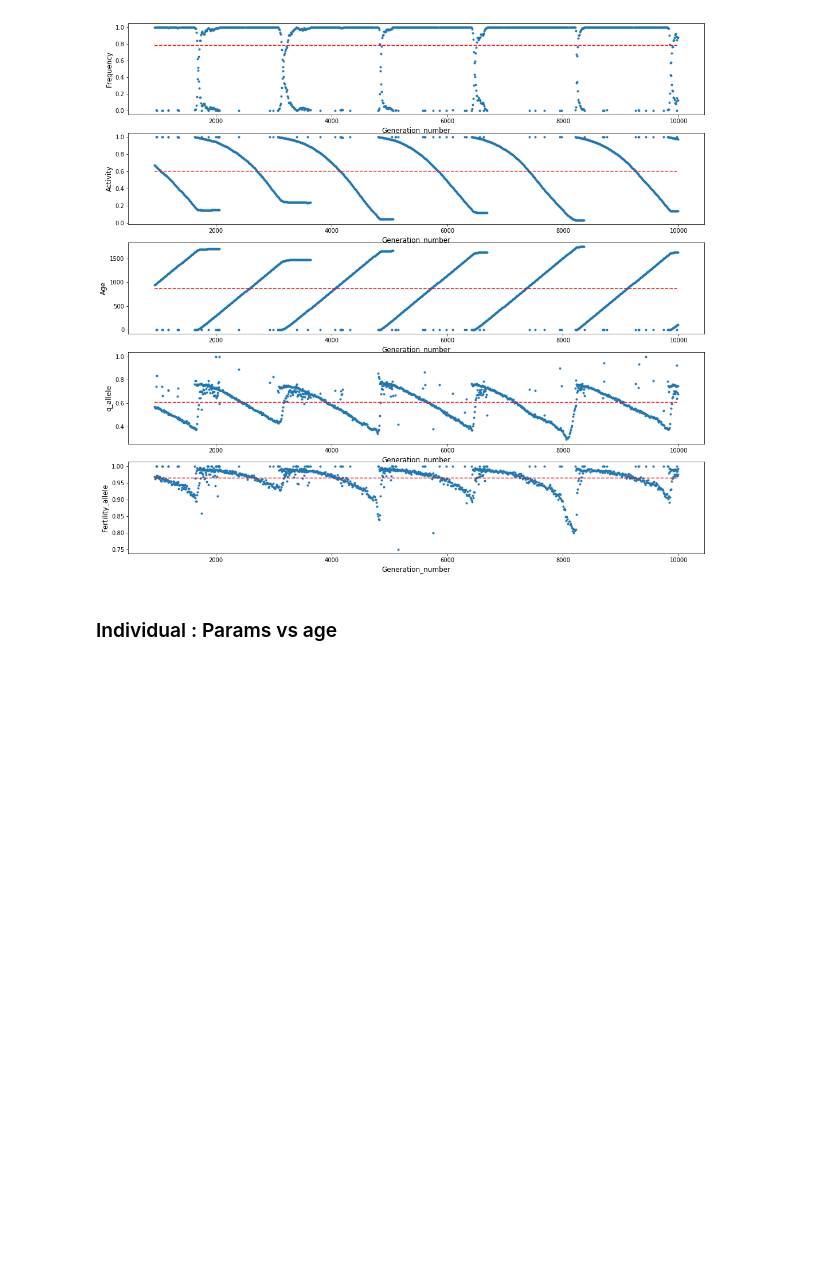
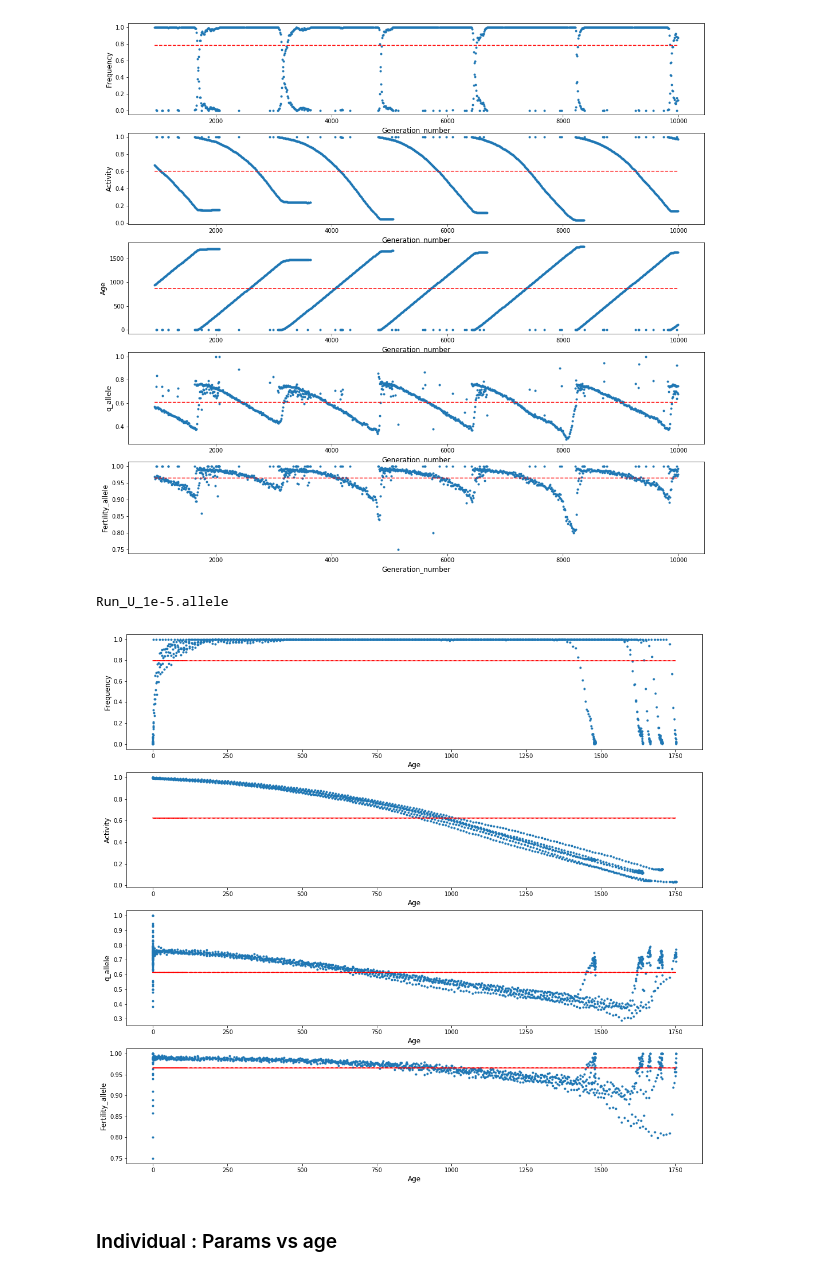
Before and after one commit to alicegenestier/Red_Queen_PRDM9, a Jupyter notebook: cluster/meiosis/meiosis_notebook.ipynb, the cells around one changed output. Drawn from its saved outputs; the diff is of its cells as text; code cells hidden in the pictures; blank space fills up the shorter version.

```diff
--- a/cluster/meiosis/meiosis_notebook.ipynb
+++ b/cluster/meiosis/meiosis_notebook.ipynb
@@ -334,6 +331,11 @@ plot_regim(target_folder_path="analyses/scaling_U_4/",x_param="Generation_number
 # %% [output]
 Run_U_1e-5.allele
 [figure]
+# %%
+plot_regim(target_folder_path="analyses/scaling_U_4/",x_param="Age",y_params=["Frequency","Activity","q_allele","Fertility_allele"],file_name="Run_U_1e-5.allele",withoutneutral=1,time_stable=0,larg=17,long=18)
+# %% [output]
+Run_U_1e-5.allele
+[figure, added]
 # %% [markdown]
 ### Individual : Params vs age
 # %%
```
Also changed, not shown: parts of 4 cells of this notebook, 1 other file.
